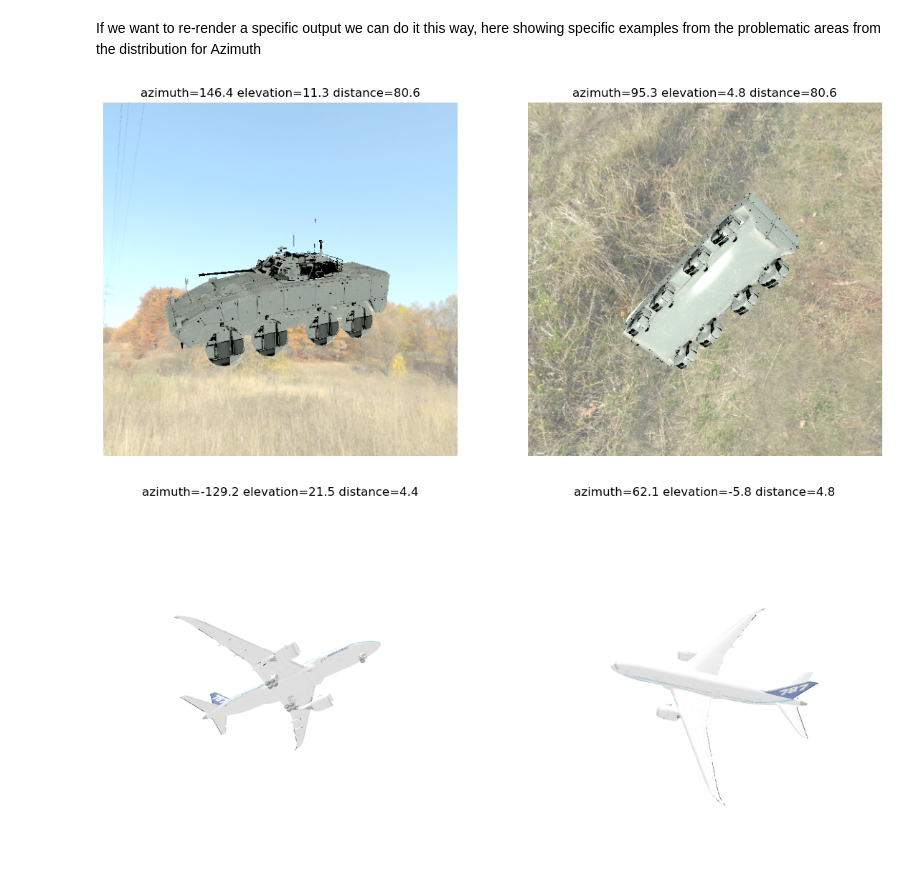
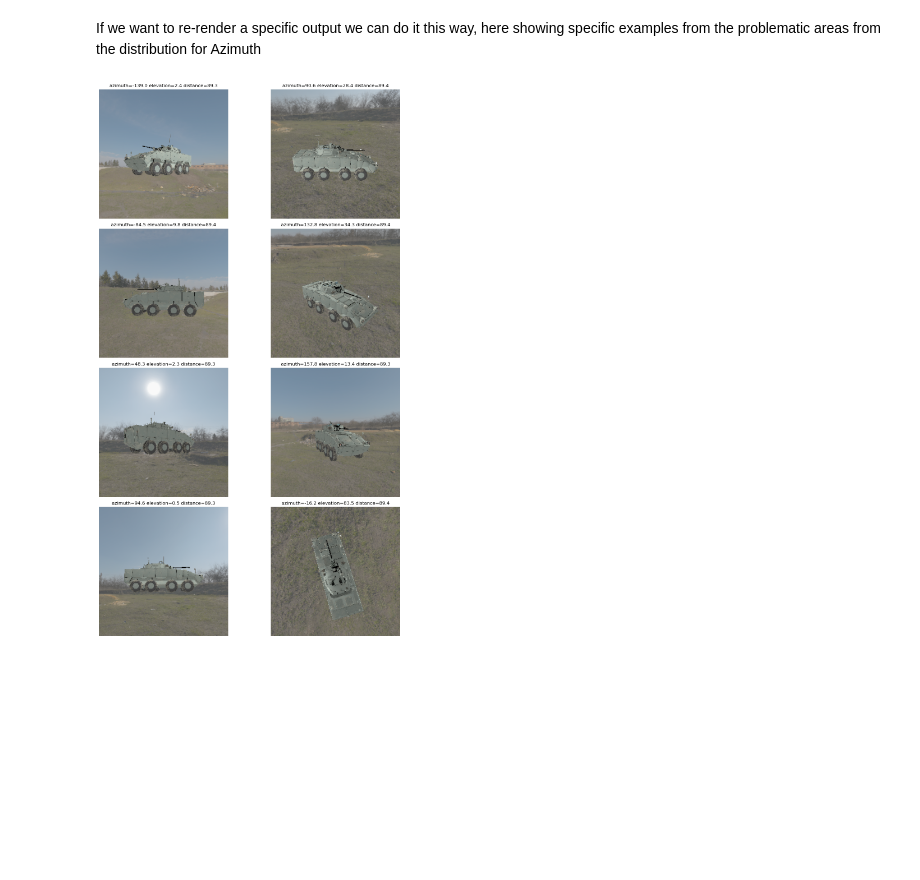
Before and after one commit to hediD/robust_analyzer, a Jupyter notebook: notebooks/tank.ipynb, the cells around one changed output. Drawn from its saved outputs; the diff is of its cells as text; code cells hidden in the pictures; blank space fills up the shorter version.

```diff
--- a/notebooks/tank.ipynb
+++ b/notebooks/tank.ipynb
@@ -25,7 +26,7 @@ from pytorch3d.io import load_obj
 data_dir = "../data"
 
 # Envmap(s) we're using during optimization (one or more)
-envmap_paths = glob(os.path.join("../data", "environments_road/*"))
+envmap_paths = glob(os.path.join("../data", "environments_road/*"))[::10]
 #envmap_paths = ["../data/environments/goegap_road_2k.exr"]  # This would generate background-neutral (white) renders
 
 true_class = 'tank, army tank, armored combat vehicle, armoured combat vehicle'
@@ -36,19 +37,20 @@ object_dir = "tank"
 params_to_optimize = ["camera"]
 
 kwargs = {
-    "obj_path": os.path.join(data_dir, object_dir, "tank.obj"),
+    "obj_path": os.path.join(data_dir, object_dir, "combined_rotated.obj"),
     "texture_path": None,
     "envmap_paths": envmap_paths,
     "target_class": target_class,
-    "batch_size": 20,  # How many different viewpoints we're optimizing in parallel (* #Environments)
+    "batch_size": 8,  # How many different viewpoints we're optimizing in parallel (* #Environments)
     "params_to_optimize": params_to_optimize,
-    "targeted": target_class!=true_class
+    "targeted": target_class!=true_class,
+    "positive_z": True # constraints camera z>0 (positive elevation)
 }
 
 robust_analyzer = RobustnessAnalyzer(**kwargs)
 
 #### Run optimization: This will generate num_runs*batch_size viewpoints
-results_camera = robust_analyzer.run(num_runs=20, num_iterations=50, lr=1e-2)
+results_camera = robust_analyzer.run(num_runs=3, num_iterations=300, lr=1e-3)
 # %%
 labels_correct = ch.stack(results_camera["final_logits"]).reshape(-1, 1000).argmax(1) == utils.get_idx(true_class)
 
@@ -73,40 +67,38 @@ utils.visualize_positions_polar(camera_positions, labels_correct)
 # %% [markdown]
 If we want to re-render a specific output we can do it this way, here showing specific examples from the problematic areas from the distribution for Azimuth
 # %%
-# Recreate a specific run rendering outputs from the saved scene params state
 run_nb = 0
 model = robust_analyzer.model
+
 model.update_scene_params(results_camera["final_scene_params"][run_nb])
+render_ims = model.render(image_res=256, with_grad=False)
 
-render_ims = model.render(image_res=224, with_grad=False)
+env_nb = 0
+im_indices = range(model.batch_size)
 
-run_nb = 1
-env_nb = 4
-fig, axes = plt.subplots(1, 2, figsize=(14, 7))
-for ax, im_idx in zip(axes.flatten(), [6, 2]):
-    title=" ".join([f"{metric}={x.item():.1f}" for x, metric in
-           zip(utils.compute_spherical_coordinates(results_camera["final_scene_params"][run_nb]["camera"][im_idx][None]),
-              ["azimuth", "elevation", "distance"])])
-    ax.imshow(utils.to_numpy(render_ims[im_idx][env_nb]) * 1) # First idx for batch (50 here), second idx for environment (1 here)
+max_cols = 2
+n_images = len(im_indices)
+n_rows = math.ceil(n_images / max_cols)
+
+fig, axes = plt.subplots(n_rows, max_cols, figsize=(max_cols * 7, n_rows * 5))
+axes = axes.flatten() if n_images > 1 else [axes]
+
+for ax, im_idx in zip(axes, im_indices):
+    title = " ".join([
+        f"{metric}={x.item():.1f}"
+        for x, metric in zip(
+            utils.compute_spherical_coordinates(results_camera["final_scene_params"][run_nb]["camera"][im_idx][None]),
+            ["azimuth", "elevation", "distance"]
+        )
+    ])
+    ax.imshow(utils.to_numpy(render_ims[im_idx][env_nb]))
     ax.axis("off")
     ax.set_title(title)
+
+for ax in axes[len(im_indices):]:
+    ax.axis("off")
+
+plt.tight_layout()
+plt.show()
 # %% [output]
-[figure, old version]
+[figure, new version]
-# %%
-# Recreate a specific run rendering outputs from the saved scene params state
-run_nb = 0
-model = deepcopy(robust_analyzer.model)
-model.update_scene_params(results_camera["final_scene_params"][run_nb])
-
-render_ims = model.render(image_res=224*4)
-
-fig, axes = plt.subplots(1, 2, figsize=(14, 7))
-for ax, im_idx in zip(axes.flatten(), [1, 4]):
-    title=" ".join([f"{metric}={x.item():.1f}" for x, metric in
-           zip(utils.compute_spherical_coordinates(results_camera["final_scene_params"][run_nb]["camera"][im_idx][None]),
-              ["azimuth", "elevation", "distance"])])
-    ax.imshow(utils.to_numpy(render_ims[im_idx][0])) # First idx for batch (50 here), second idx for environment (1 here)
-    ax.axis("off")
-    ax.set_title(title)
-# %% [output]
-[figure, removed]
```
Also changed, not shown: parts of 22 cells of this notebook, 3 other files.
